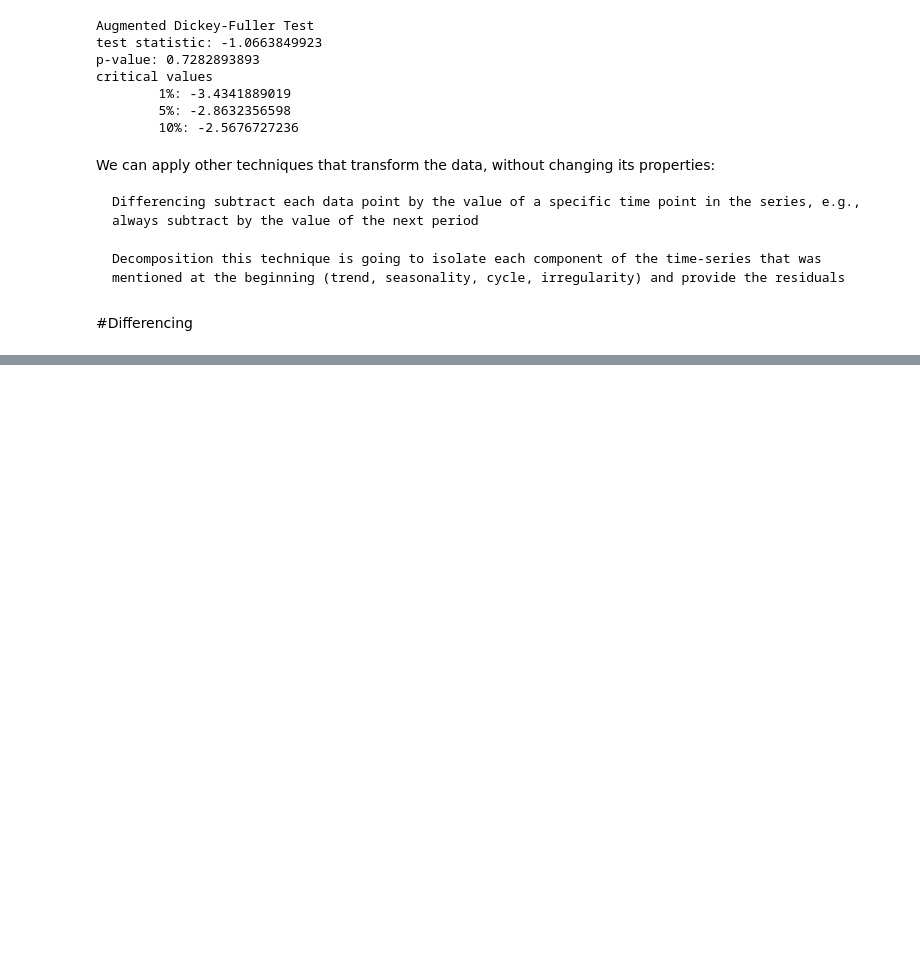
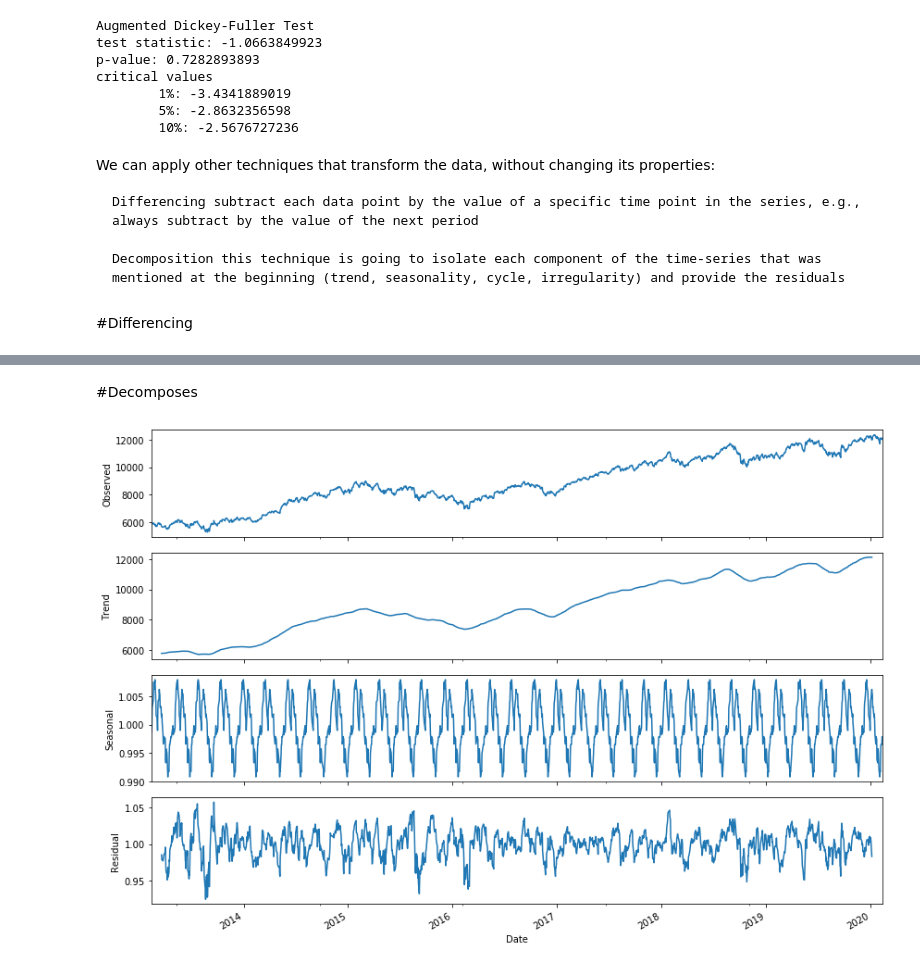
Before and after one commit to jesvin1/EPAT_TIMESERIES, a Jupyter notebook: Make_a_Signal_Stationary.ipynb, the cells around one changed output, grey strips where cells are left out. Drawn from its saved outputs; the diff is of its cells as text; code cells hidden in the pictures; blank space fills up the shorter version.

```diff
--- a/Make_a_Signal_Stationary.ipynb
+++ b/Make_a_Signal_Stationary.ipynb
@@ -151,0 +185,2 @@ n_diff_dataset.dropna(inplace=True)
+# %% [markdown]
+#Decomposes
@@ -151,0 +190,6 @@ n_diff_dataset.dropna(inplace=True)
+# %%
+result = seasonal_decompose(my_stock, freq = 52, model='multiplicative')
+result.plot()
+pyplot.show()
+# %% [output]
+[figure, added]
```
Also changed, not shown: parts of 6 cells of this notebook.
